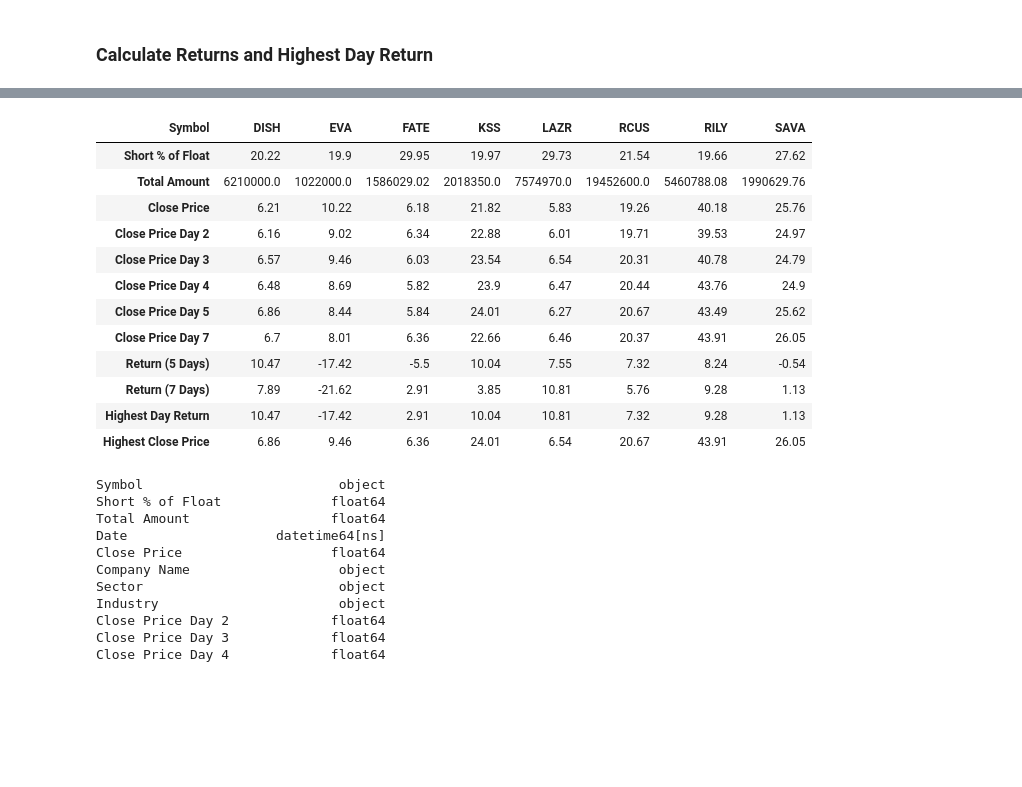
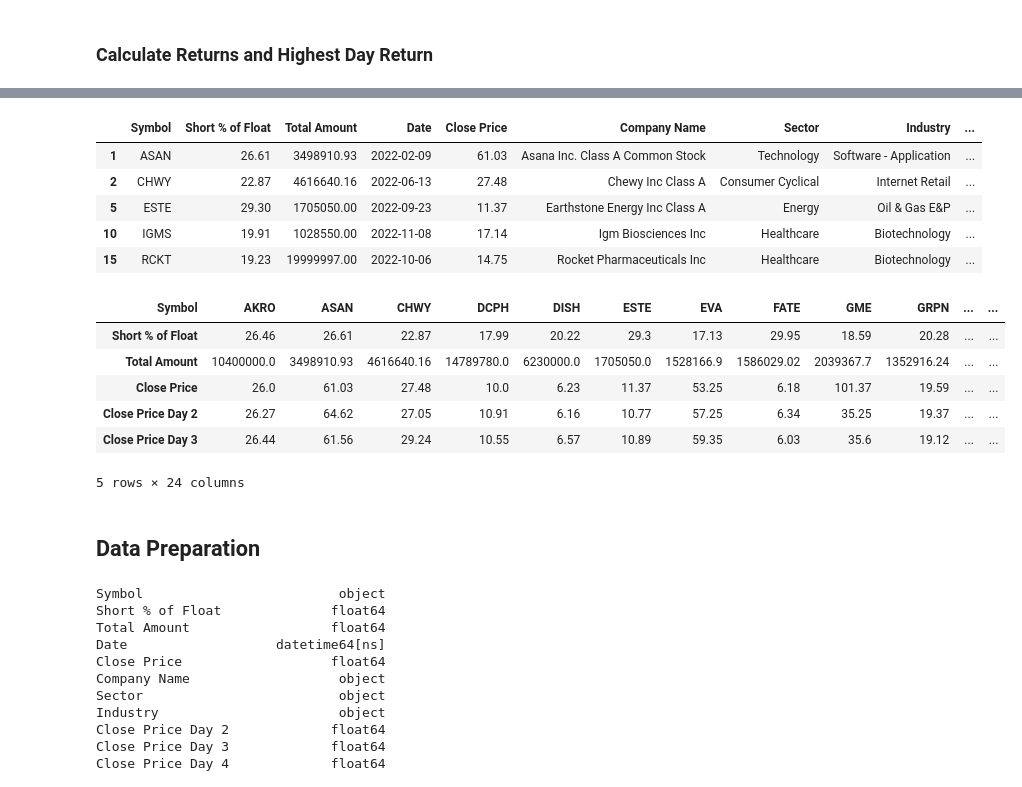
Before and after one commit to regulolanz/Pedro-Short-Squeeze-Predictor, a Jupyter notebook: Pedro.ipynb, the cells around one changed output, grey strips where cells are left out. Saved outputs shown, nothing was run; the diff lists cells and outputs as text; code cells hidden in the pictures; blank space fills up the shorter version.

```diff
--- a/Pedro.ipynb
+++ b/Pedro.ipynb
@@ -175,26 +172,32 @@ merged_df
+# %%
+merged_df = merged_df[merged_df['Highest Day Return'] >= 15]
+merged_df
+# %% [output]
+|  | Symbol | Short % of Float | Total Amount | Date | Close Price | Company Name | Sector | Industry | ... |
+| 1 | ASAN | 26.61 | 3498910.93 | 2022-02-09 | 61.03 | Asana Inc. Class A Common Stock | Technology | Software - Application | ... |
+| 2 | CHWY | 22.87 | 4616640.16 | 2022-06-13 | 27.48 | Chewy Inc Class A | Consumer Cyclical | Internet Retail | ... |
+| 5 | ESTE | 29.30 | 1705050.00 | 2022-09-23 | 11.37 | Earthstone Energy Inc Class A | Energy | Oil & Gas E&P | ... |
+| 10 | IGMS | 19.91 | 1028550.00 | 2022-11-08 | 17.14 | Igm Biosciences Inc | Healthcare | Biotechnology | ... |
+| 15 | RCKT | 19.23 | 19999997.00 | 2022-10-06 | 14.75 | Rocket Pharmaceuticals Inc | Healthcare | Biotechnology | ... |
 # %%
 # Transpose the dataframe for further analysis
 transposed_df = merged_df.T
 transposed_df = transposed_df.drop(['Company Name', 'Date', 'Sector', 'Industry'])
 transposed_df.set_axis(transposed_df.loc['Symbol'], axis=1, inplace=True)
 transposed_df.drop('Symbol', inplace=True)
 
 # Display the transposed dataframe
-transposed_df
+transposed_df.head()
 # %% [output]
-| Symbol | DISH | EVA | FATE | KSS | LAZR | RCUS | RILY | SAVA |
-| Short % of Float | 20.22 | 19.9 | 29.95 | 19.97 | 29.73 | 21.54 | 19.66 | 27.62 |
-| Total Amount | 6210000.0 | 1022000.0 | 1586029.02 | 2018350.0 | 7574970.0 | 19452600.0 | 5460788.08 | 1990629.76 |
-| Close Price | 6.21 | 10.22 | 6.18 | 21.82 | 5.83 | 19.26 | 40.18 | 25.76 |
-| Close Price Day 2 | 6.16 | 9.02 | 6.34 | 22.88 | 6.01 | 19.71 | 39.53 | 24.97 |
-| Close Price Day 3 | 6.57 | 9.46 | 6.03 | 23.54 | 6.54 | 20.31 | 40.78 | 24.79 |
-| Close Price Day 4 | 6.48 | 8.69 | 5.82 | 23.9 | 6.47 | 20.44 | 43.76 | 24.9 |
-| Close Price Day 5 | 6.86 | 8.44 | 5.84 | 24.01 | 6.27 | 20.67 | 43.49 | 25.62 |
-| Close Price Day 7 | 6.7 | 8.01 | 6.36 | 22.66 | 6.46 | 20.37 | 43.91 | 26.05 |
-| Return (5 Days) | 10.47 | -17.42 | -5.5 | 10.04 | 7.55 | 7.32 | 8.24 | -0.54 |
-| Return (7 Days) | 7.89 | -21.62 | 2.91 | 3.85 | 10.81 | 5.76 | 9.28 | 1.13 |
-| Highest Day Return | 10.47 | -17.42 | 2.91 | 10.04 | 10.81 | 7.32 | 9.28 | 1.13 |
-| Highest Close Price | 6.86 | 9.46 | 6.36 | 24.01 | 6.54 | 20.67 | 43.91 | 26.05 |
+| Symbol | AKRO | ASAN | CHWY | DCPH | DISH | ESTE | EVA | FATE | GME | GRPN | ... | ... |
+| Short % of Float | 26.46 | 26.61 | 22.87 | 17.99 | 20.22 | 29.3 | 17.13 | 29.95 | 18.59 | 20.28 | ... | ... |
+| Total Amount | 10400000.0 | 3498910.93 | 4616640.16 | 14789780.0 | 6230000.0 | 1705050.0 | 1528166.9 | 1586029.02 | 2039367.7 | 1352916.24 | ... | ... |
+| Close Price | 26.0 | 61.03 | 27.48 | 10.0 | 6.23 | 11.37 | 53.25 | 6.18 | 101.37 | 19.59 | ... | ... |
+| Close Price Day 2 | 26.27 | 64.62 | 27.05 | 10.91 | 6.16 | 10.77 | 57.25 | 6.34 | 35.25 | 19.37 | ... | ... |
+| Close Price Day 3 | 26.44 | 61.56 | 29.24 | 10.55 | 6.57 | 10.89 | 59.35 | 6.03 | 35.6 | 19.12 | ... | ... |
+5 rows × 24 columns
+# %% [markdown]
+## Data Preparation
 # %%
 # Review the data types associated with the columns
 merged_df.dtypes
```
Also changed, not shown: parts of 4 cells of this notebook, 2 other files.
